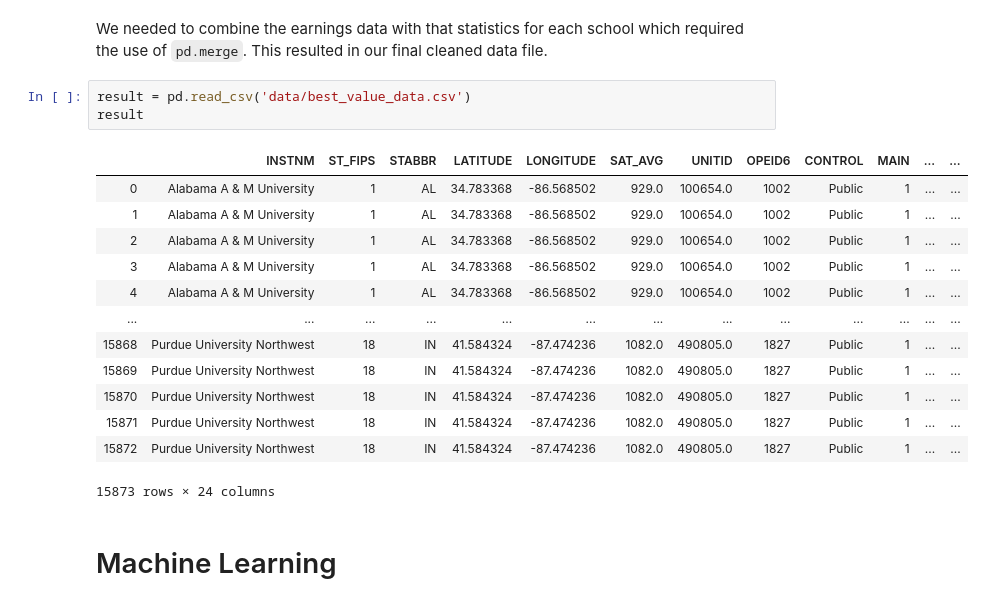
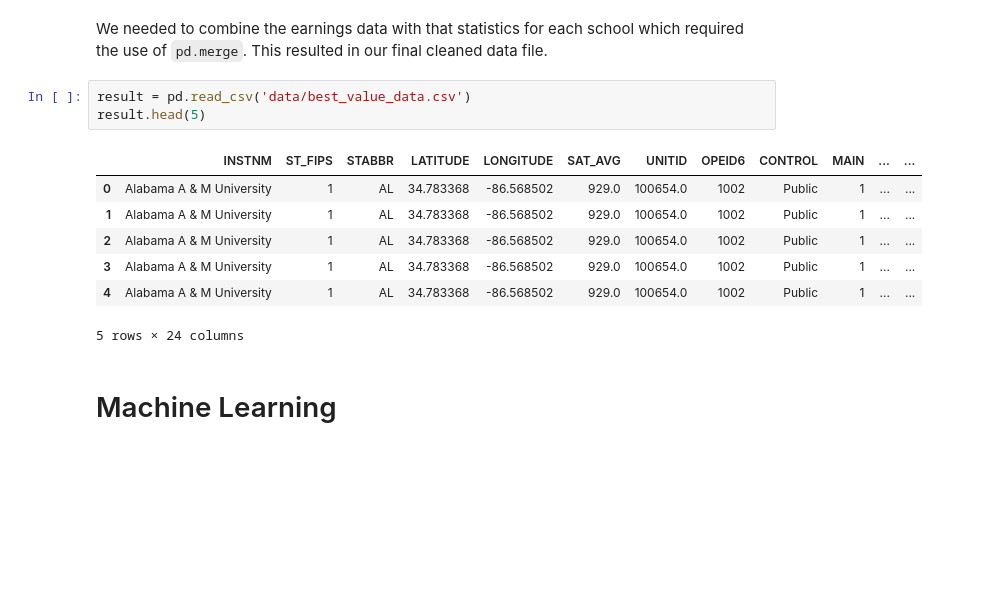
Before and after one commit to YJDave/cs418-s20-cs418_spring20_mighty_python, a Jupyter notebook: Final Report.ipynb, the cells around one changed output. Cells and saved outputs as stored; diff of their text form; blank space fills up the shorter version.

Commit message:
Finished up TODOs and added more to the results section

````diff
--- a/Final Report.ipynb
+++ b/Final Report.ipynb
@@ -63,21 +56,15 @@ This is an exmaple of some of the cleaning data that we do. There are large port
 We needed to combine the earnings data with that statistics for each school which required the use of ```pd.merge```. This resulted in our final cleaned data file.
 # %%
 result = pd.read_csv('data/best_value_data.csv')
-result
+result.head(5)
 # %% [output]
 |  | INSTNM | ST_FIPS | STABBR | LATITUDE | LONGITUDE | SAT_AVG | UNITID | OPEID6 | CONTROL | MAIN | ... | ... |
 | 0 | Alabama A & M University | 1 | AL | 34.783368 | -86.568502 | 929.0 | 100654.0 | 1002 | Public | 1 | ... | ... |
 | 1 | Alabama A & M University | 1 | AL | 34.783368 | -86.568502 | 929.0 | 100654.0 | 1002 | Public | 1 | ... | ... |
 | 2 | Alabama A & M University | 1 | AL | 34.783368 | -86.568502 | 929.0 | 100654.0 | 1002 | Public | 1 | ... | ... |
 | 3 | Alabama A & M University | 1 | AL | 34.783368 | -86.568502 | 929.0 | 100654.0 | 1002 | Public | 1 | ... | ... |
 | 4 | Alabama A & M University | 1 | AL | 34.783368 | -86.568502 | 929.0 | 100654.0 | 1002 | Public | 1 | ... | ... |
-| ... | ... | ... | ... | ... | ... | ... | ... | ... | ... | ... | ... | ... |
-| 15868 | Purdue University Northwest | 18 | IN | 41.584324 | -87.474236 | 1082.0 | 490805.0 | 1827 | Public | 1 | ... | ... |
-| 15869 | Purdue University Northwest | 18 | IN | 41.584324 | -87.474236 | 1082.0 | 490805.0 | 1827 | Public | 1 | ... | ... |
-| 15870 | Purdue University Northwest | 18 | IN | 41.584324 | -87.474236 | 1082.0 | 490805.0 | 1827 | Public | 1 | ... | ... |
-| 15871 | Purdue University Northwest | 18 | IN | 41.584324 | -87.474236 | 1082.0 | 490805.0 | 1827 | Public | 1 | ... | ... |
-| 15872 | Purdue University Northwest | 18 | IN | 41.584324 | -87.474236 | 1082.0 | 490805.0 | 1827 | Public | 1 | ... | ... |
-15873 rows × 24 columns
+5 rows × 24 columns
 # %% [markdown]
 # Machine Learning
 # %% [markdown]
````
Also changed, not shown: parts of 8 cells of this notebook.
